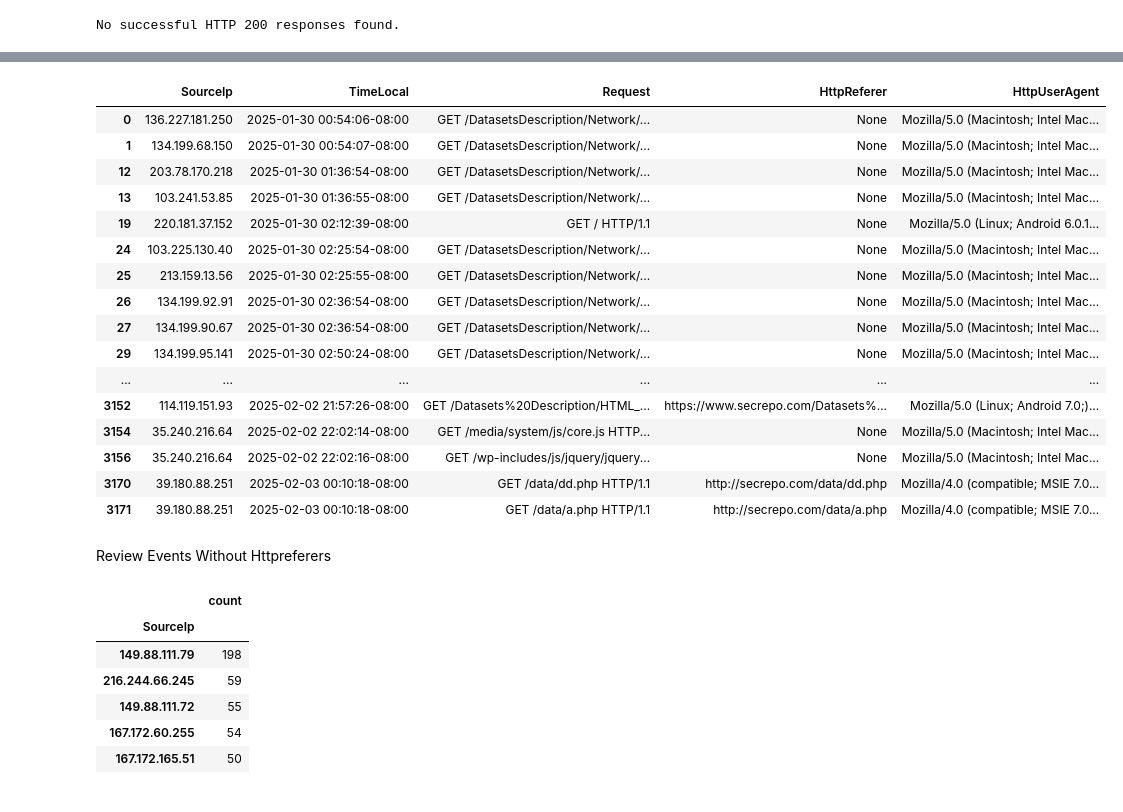
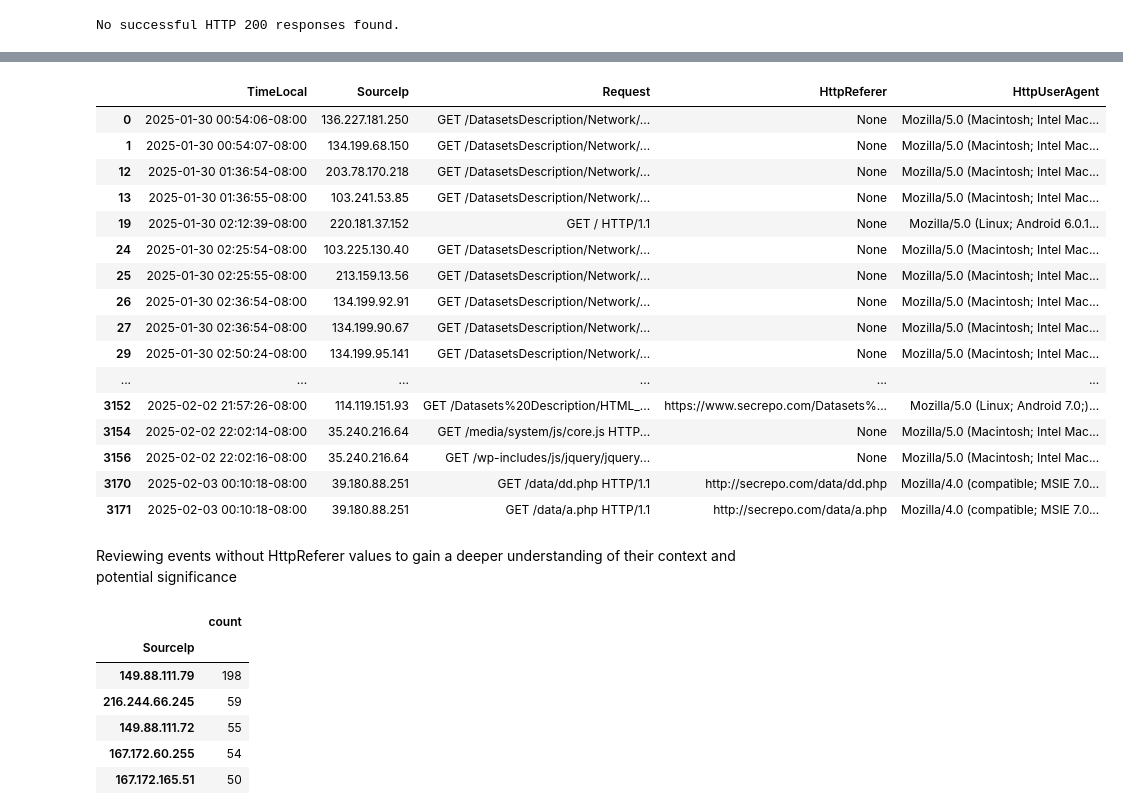
Before and after one commit to tayontech/TFH-Analysis, a Jupyter notebook: tp_secrepo.ipynb, the cells around one changed output, grey strips where cells are left out. Drawn from its saved outputs; the diff is of its cells as text; code cells hidden in the pictures.

```diff
--- a/tp_secrepo.ipynb
+++ b/tp_secrepo.ipynb
@@ -270,26 +296,26 @@ No successful HTTP 200 responses found.
 # %%
 redirect_df = df[df['Status'] == 301]
-display(redirect_df[['SourceIp', 'TimeLocal', 'Request', 'HttpReferer', 'HttpUserAgent']])
+display(redirect_df[['TimeLocal', 'SourceIp', 'Request', 'HttpReferer', 'HttpUserAgent']])
 # %% [output]
-|  | SourceIp | TimeLocal | Request | HttpReferer | HttpUserAgent |
-| 0 | 136.227.181.250 | 2025-01-30 00:54:06-08:00 | GET /DatasetsDescription/Network/... | None | Mozilla/5.0 (Macintosh; Intel Mac... |
-| 1 | 134.199.68.150 | 2025-01-30 00:54:07-08:00 | GET /DatasetsDescription/Network/... | None | Mozilla/5.0 (Macintosh; Intel Mac... |
-| 12 | 203.78.170.218 | 2025-01-30 01:36:54-08:00 | GET /DatasetsDescription/Network/... | None | Mozilla/5.0 (Macintosh; Intel Mac... |
-| 13 | 103.241.53.85 | 2025-01-30 01:36:55-08:00 | GET /DatasetsDescription/Network/... | None | Mozilla/5.0 (Macintosh; Intel Mac... |
-| 19 | 220.181.37.152 | 2025-01-30 02:12:39-08:00 | GET / HTTP/1.1 | None | Mozilla/5.0 (Linux; Android 6.0.1... |
-| 24 | 103.225.130.40 | 2025-01-30 02:25:54-08:00 | GET /DatasetsDescription/Network/... | None | Mozilla/5.0 (Macintosh; Intel Mac... |
-| 25 | 213.159.13.56 | 2025-01-30 02:25:55-08:00 | GET /DatasetsDescription/Network/... | None | Mozilla/5.0 (Macintosh; Intel Mac... |
-| 26 | 134.199.92.91 | 2025-01-30 02:36:54-08:00 | GET /DatasetsDescription/Network/... | None | Mozilla/5.0 (Macintosh; Intel Mac... |
-| 27 | 134.199.90.67 | 2025-01-30 02:36:54-08:00 | GET /DatasetsDescription/Network/... | None | Mozilla/5.0 (Macintosh; Intel Mac... |
-| 29 | 134.199.95.141 | 2025-01-30 02:50:24-08:00 | GET /DatasetsDescription/Network/... | None | Mozilla/5.0 (Macintosh; Intel Mac... |
+|  | TimeLocal | SourceIp | Request | HttpReferer | HttpUserAgent |
+| 0 | 2025-01-30 00:54:06-08:00 | 136.227.181.250 | GET /DatasetsDescription/Network/... | None | Mozilla/5.0 (Macintosh; Intel Mac... |
+| 1 | 2025-01-30 00:54:07-08:00 | 134.199.68.150 | GET /DatasetsDescription/Network/... | None | Mozilla/5.0 (Macintosh; Intel Mac... |
+| 12 | 2025-01-30 01:36:54-08:00 | 203.78.170.218 | GET /DatasetsDescription/Network/... | None | Mozilla/5.0 (Macintosh; Intel Mac... |
+| 13 | 2025-01-30 01:36:55-08:00 | 103.241.53.85 | GET /DatasetsDescription/Network/... | None | Mozilla/5.0 (Macintosh; Intel Mac... |
+| 19 | 2025-01-30 02:12:39-08:00 | 220.181.37.152 | GET / HTTP/1.1 | None | Mozilla/5.0 (Linux; Android 6.0.1... |
+| 24 | 2025-01-30 02:25:54-08:00 | 103.225.130.40 | GET /DatasetsDescription/Network/... | None | Mozilla/5.0 (Macintosh; Intel Mac... |
+| 25 | 2025-01-30 02:25:55-08:00 | 213.159.13.56 | GET /DatasetsDescription/Network/... | None | Mozilla/5.0 (Macintosh; Intel Mac... |
+| 26 | 2025-01-30 02:36:54-08:00 | 134.199.92.91 | GET /DatasetsDescription/Network/... | None | Mozilla/5.0 (Macintosh; Intel Mac... |
+| 27 | 2025-01-30 02:36:54-08:00 | 134.199.90.67 | GET /DatasetsDescription/Network/... | None | Mozilla/5.0 (Macintosh; Intel Mac... |
+| 29 | 2025-01-30 02:50:24-08:00 | 134.199.95.141 | GET /DatasetsDescription/Network/... | None | Mozilla/5.0 (Macintosh; Intel Mac... |
 | ... | ... | ... | ... | ... | ... |
-| 3152 | 114.119.151.93 | 2025-02-02 21:57:26-08:00 | GET /Datasets%20Description/HTML_... | https://www.secrepo.com/Datasets%... | Mozilla/5.0 (Linux; Android 7.0;)... |
-| 3154 | 35.240.216.64 | 2025-02-02 22:02:14-08:00 | GET /media/system/js/core.js HTTP... | None | Mozilla/5.0 (Macintosh; Intel Mac... |
-| 3156 | 35.240.216.64 | 2025-02-02 22:02:16-08:00 | GET /wp-includes/js/jquery/jquery... | None | Mozilla/5.0 (Macintosh; Intel Mac... |
-| 3170 | 39.180.88.251 | 2025-02-03 00:10:18-08:00 | GET /data/dd.php HTTP/1.1 | http://secrepo.com/data/dd.php | Mozilla/4.0 (compatible; MSIE 7.0... |
-| 3171 | 39.180.88.251 | 2025-02-03 00:10:18-08:00 | GET /data/a.php HTTP/1.1 | http://secrepo.com/data/a.php | Mozilla/4.0 (compatible; MSIE 7.0... |
+| 3152 | 2025-02-02 21:57:26-08:00 | 114.119.151.93 | GET /Datasets%20Description/HTML_... | https://www.secrepo.com/Datasets%... | Mozilla/5.0 (Linux; Android 7.0;)... |
+| 3154 | 2025-02-02 22:02:14-08:00 | 35.240.216.64 | GET /media/system/js/core.js HTTP... | None | Mozilla/5.0 (Macintosh; Intel Mac... |
+| 3156 | 2025-02-02 22:02:16-08:00 | 35.240.216.64 | GET /wp-includes/js/jquery/jquery... | None | Mozilla/5.0 (Macintosh; Intel Mac... |
+| 3170 | 2025-02-03 00:10:18-08:00 | 39.180.88.251 | GET /data/dd.php HTTP/1.1 | http://secrepo.com/data/dd.php | Mozilla/4.0 (compatible; MSIE 7.0... |
+| 3171 | 2025-02-03 00:10:18-08:00 | 39.180.88.251 | GET /data/a.php HTTP/1.1 | http://secrepo.com/data/a.php | Mozilla/4.0 (compatible; MSIE 7.0... |
-# %% [markdown]
-Review Events Without Httpreferers
+# %% [markdown]
+Reviewing events without HttpReferer values to gain a deeper understanding of their context and potential significance
 # %%
 df['MissingReferer'] = df['HttpReferer'].isna() | (df['HttpReferer'].str.strip() == '')
 
```
Also changed, not shown: parts of 11 cells of this notebook.
